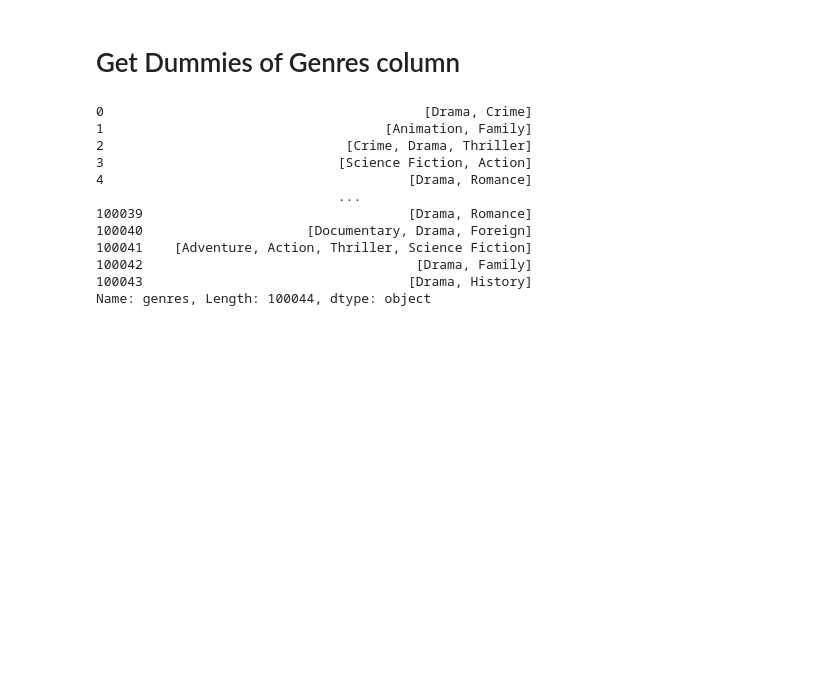
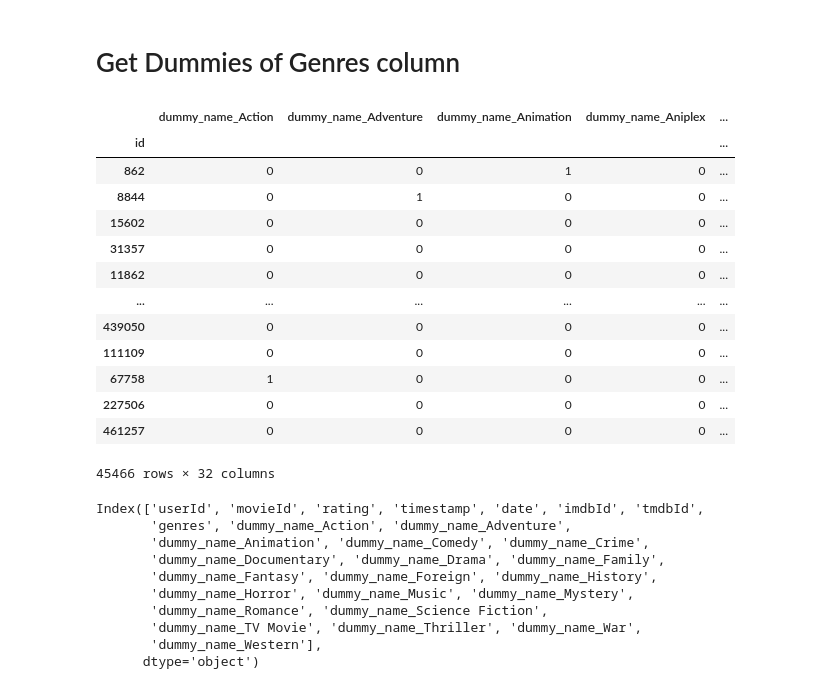
Before and after one commit to castares/movie-recommender, a Jupyter notebook: tests_dataset_analysis.ipynb, the cells around one changed output. Saved outputs shown, nothing was run; the diff lists cells and outputs as text; code cells hidden in the pictures; blank space fills up the shorter version.

```diff
--- a/tests_dataset_analysis.ipynb
+++ b/tests_dataset_analysis.ipynb
@@ -50,3 +49,5 @@ features = ratings.merge(links, how='left', on='movieId')
+# %%
+metadata = metadata.merge(links['tmdbId'], how='left', left_on='id', right_on=links.index)
 # %%
 metadata.head()
 # %% [output]
@@ -255,3 +245,5 @@ metadata['genres'] = metadata['genres'].apply(lambda x: getGenres(ast.literal_ev
 # %%
 #Merge the genres column into the Features dataframe.
 features = features.merge(metadata['genres'], how='left', left_on="tmdbId", right_on=metadata['id'])
+# %%
+    genres = metadata[['id', 'genres']]
@@ -258,4 +265,23 @@ features = features.merge(metadata['genres'], how='left', left_on="tmdbId", righ
 # %% [markdown]
 # Get Dummies of Genres column
 # %%
-features = features.join(features['genres'].str.join('|').str.get_dummies().add_prefix('dummy_name_'))
+genres_dummies = genres.join(genres['genres'].str.join('|').str.get_dummies().add_prefix('dummy_name_'))
+# %%
+genres_dummies.drop("genres", axis=1, inplace=True)
+# %%
+genres_dummies.set_index('id')
+# %% [output]
+|  | dummy_name_Action | dummy_name_Adventure | dummy_name_Animation | dummy_name_Aniplex | ... |
+| id |  |  |  |  | ... |
+| 862 | 0 | 0 | 1 | 0 | ... |
+| 8844 | 0 | 1 | 0 | 0 | ... |
+| 15602 | 0 | 0 | 0 | 0 | ... |
+| 31357 | 0 | 0 | 0 | 0 | ... |
+| 11862 | 0 | 0 | 0 | 0 | ... |
+| ... | ... | ... | ... | ... | ... |
+| 439050 | 0 | 0 | 0 | 0 | ... |
+| 111109 | 0 | 0 | 0 | 0 | ... |
+| 67758 | 1 | 0 | 0 | 0 | ... |
+| 227506 | 0 | 0 | 0 | 0 | ... |
+| 461257 | 0 | 0 | 0 | 0 | ... |
+45466 rows × 32 columns
@@ -262,15 +290,13 @@ features = features.join(features['genres'].str.join('|').str.get_dummies().add_
 # %%
-features['genres']
+features.columns
 # %% [output]
-0                                         [Drama, Crime]
-1                                    [Animation, Family]
-2                               [Crime, Drama, Thriller]
-3                              [Science Fiction, Action]
-4                                       [Drama, Romance]
-                               ...
-100039                                  [Drama, Romance]
-100040                     [Documentary, Drama, Foreign]
-100041    [Adventure, Action, Thriller, Science Fiction]
-100042                                   [Drama, Family]
-100043                                  [Drama, History]
-Name: genres, Length: 100044, dtype: object
+Index(['userId', 'movieId', 'rating', 'timestamp', 'date', 'imdbId', 'tmdbId',
+       'genres', 'dummy_name_Action', 'dummy_name_Adventure',
+       'dummy_name_Animation', 'dummy_name_Comedy', 'dummy_name_Crime',
+       'dummy_name_Documentary', 'dummy_name_Drama', 'dummy_name_Family',
+       'dummy_name_Fantasy', 'dummy_name_Foreign', 'dummy_name_History',
+       'dummy_name_Horror', 'dummy_name_Music', 'dummy_name_Mystery',
+       'dummy_name_Romance', 'dummy_name_Science Fiction',
+       'dummy_name_TV Movie', 'dummy_name_Thriller', 'dummy_name_War',
+       'dummy_name_Western'],
+      dtype='object')
```
Also changed, not shown: parts of 20 cells of this notebook, 4 other files.
